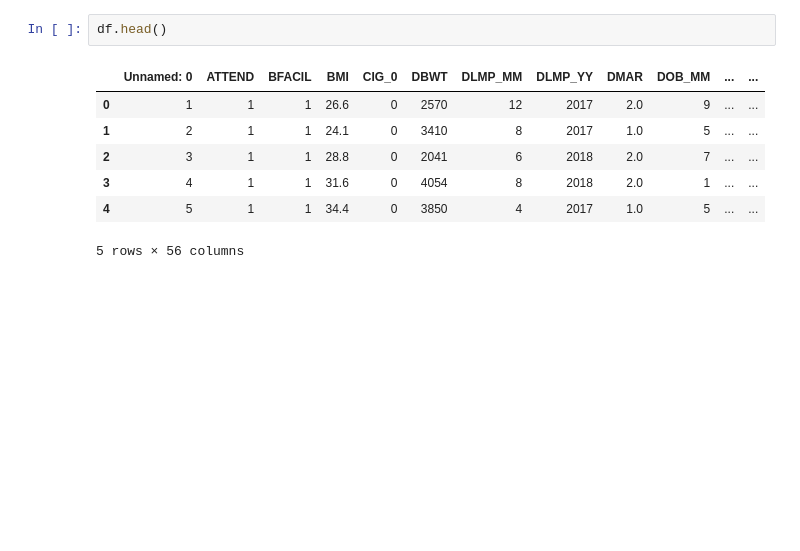
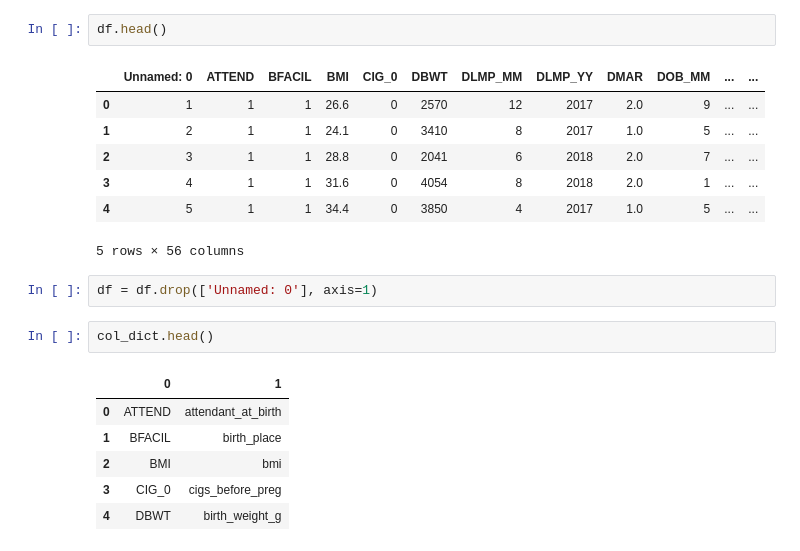
Before and after one commit to catrionamackay/Machine-Learning-Project, a Jupyter notebook: EDA.ipynb, the cells around one changed output. Cells and saved outputs as stored; diff of their text form; blank space fills up the shorter version.

```diff
--- a/EDA.ipynb
+++ b/EDA.ipynb
@@ -18,3 +20,14 @@ df.head()
 | 3 | 4 | 1 | 1 | 31.6 | 0 | 4054 | 8 | 2018 | 2.0 | 1 | ... | ... |
 | 4 | 5 | 1 | 1 | 34.4 | 0 | 3850 | 4 | 2017 | 1.0 | 5 | ... | ... |
 5 rows × 56 columns
+# %%
+df = df.drop(['Unnamed: 0'], axis=1)
+# %%
+col_dict.head()
+# %% [output]
+|  | 0 | 1 |
+| 0 | ATTEND | attendant_at_birth |
+| 1 | BFACIL | birth_place |
+| 2 | BMI | bmi |
+| 3 | CIG_0 | cigs_before_preg |
+| 4 | DBWT | birth_weight_g |
```
Also changed, not shown: parts of 6 cells of this notebook, 2 other files.
